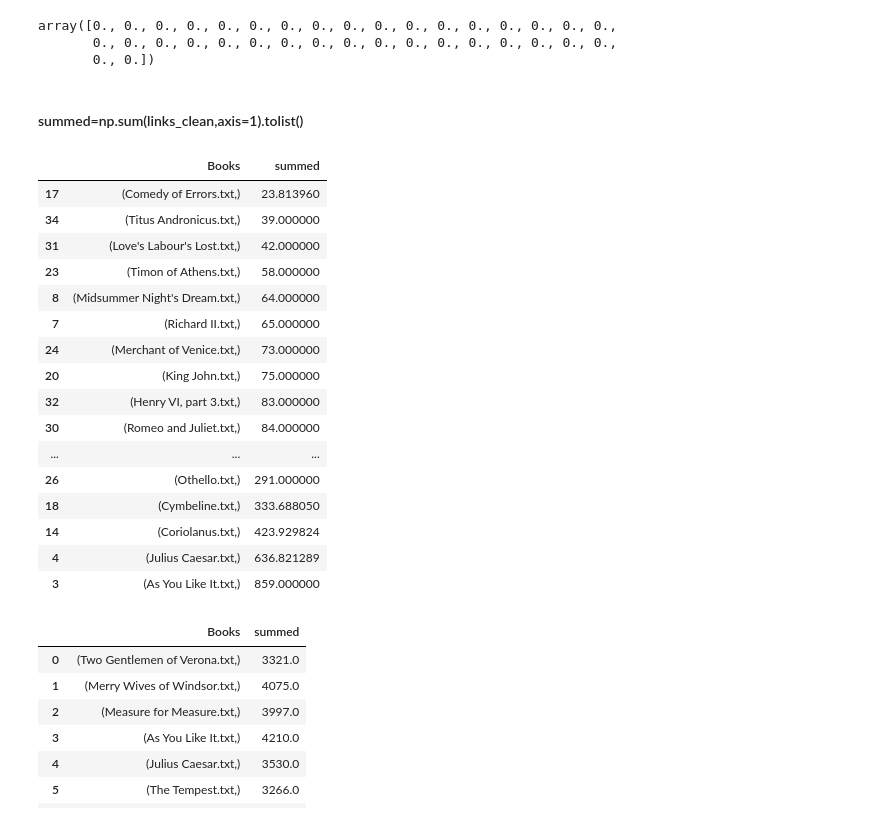
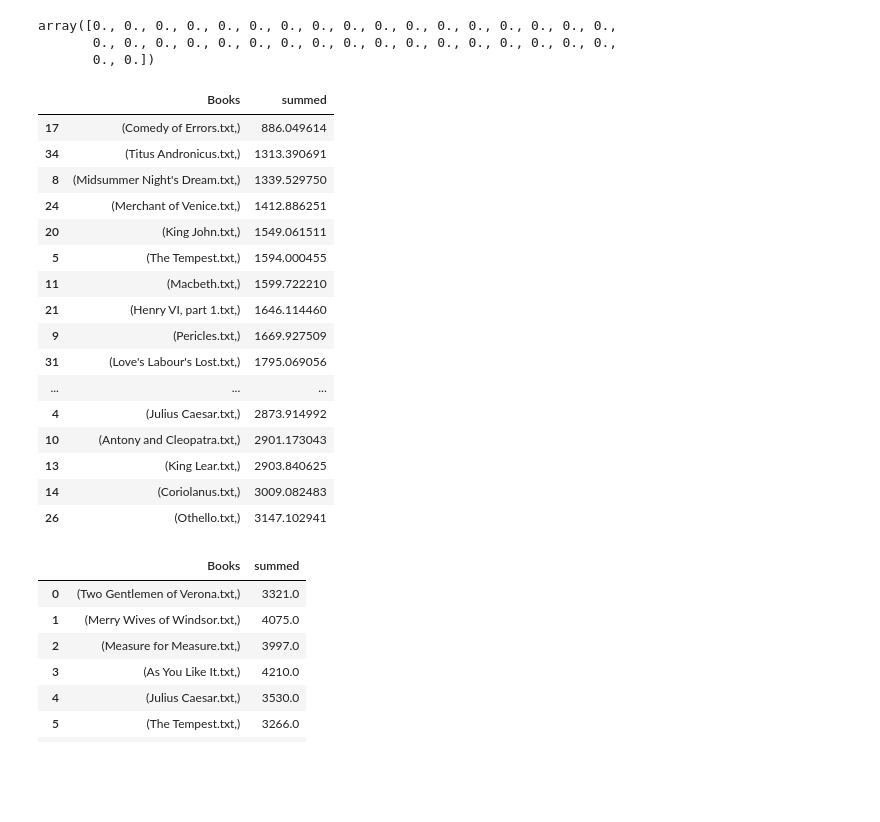
Before and after one commit to datascience-gft/Shakespeare-ml-intro, a Jupyter notebook: working demo.ipynb, the cells around one changed output. Drawn from its saved outputs; the diff is of its cells as text; code cells hidden in the pictures; blank space fills up the shorter version.

```diff
--- a/working demo.ipynb
+++ b/working demo.ipynb
@@ -232,8 +232,9 @@ for line in embeddings :
                 links_clean[origin_pos][connection_pos] =current_val + delta
             count=count+1
 # %%
-links_messy = links_clean # don't ruin the data
+links_messy = np.copy(links_clean) # don't ruin the data
 links_messy[3][4]=0.0 # clean out the anomaly
+links_messy[3][18]=0.0 # clean out the anomaly
 import matplotlib.pyplot as plt
 import seaborn as sns
 plt.figure(3,figsize=(12,12))
@@ -250,5 +251,3 @@ links_clean[6]
 array([0., 0., 0., 0., 0., 0., 0., 0., 0., 0., 0., 0., 0., 0., 0., 0., 0.,
        0., 0., 0., 0., 0., 0., 0., 0., 0., 0., 0., 0., 0., 0., 0., 0., 0.,
        0., 0.])
-# %% [markdown]
-#### summed=np.sum(links_clean,axis=1).tolist()
@@ -255,25 +256,26 @@ array([0., 0., 0., 0., 0., 0., 0., 0., 0., 0., 0., 0., 0., 0., 0., 0., 0.,
 # %%
 import pandas as pd
+summed=np.sum(links_messy,axis=1).tolist()
 df = pd.DataFrame({'Books':books, 'summed':summed})
 df.sort_values('summed')
 # %% [output]
 |  | Books | summed |
-| 17 | (Comedy of Errors.txt,) | 23.813960 |
-| 34 | (Titus Andronicus.txt,) | 39.000000 |
-| 31 | (Love's Labour's Lost.txt,) | 42.000000 |
-| 23 | (Timon of Athens.txt,) | 58.000000 |
-| 8 | (Midsummer Night's Dream.txt,) | 64.000000 |
-| 7 | (Richard II.txt,) | 65.000000 |
-| 24 | (Merchant of Venice.txt,) | 73.000000 |
-| 20 | (King John.txt,) | 75.000000 |
-| 32 | (Henry VI, part 3.txt,) | 83.000000 |
-| 30 | (Romeo and Juliet.txt,) | 84.000000 |
+| 17 | (Comedy of Errors.txt,) | 886.049614 |
+| 34 | (Titus Andronicus.txt,) | 1313.390691 |
+| 8 | (Midsummer Night's Dream.txt,) | 1339.529750 |
+| 24 | (Merchant of Venice.txt,) | 1412.886251 |
+| 20 | (King John.txt,) | 1549.061511 |
+| 5 | (The Tempest.txt,) | 1594.000455 |
+| 11 | (Macbeth.txt,) | 1599.722210 |
+| 21 | (Henry VI, part 1.txt,) | 1646.114460 |
+| 9 | (Pericles.txt,) | 1669.927509 |
+| 31 | (Love's Labour's Lost.txt,) | 1795.069056 |
 | ... | ... | ... |
-| 26 | (Othello.txt,) | 291.000000 |
-| 18 | (Cymbeline.txt,) | 333.688050 |
-| 14 | (Coriolanus.txt,) | 423.929824 |
-| 4 | (Julius Caesar.txt,) | 636.821289 |
-| 3 | (As You Like It.txt,) | 859.000000 |
+| 4 | (Julius Caesar.txt,) | 2873.914992 |
+| 10 | (Antony and Cleopatra.txt,) | 2901.173043 |
+| 13 | (King Lear.txt,) | 2903.840625 |
+| 14 | (Coriolanus.txt,) | 3009.082483 |
+| 26 | (Othello.txt,) | 3147.102941 |
 # %%
 df
 # %% [output]
```
Also changed, not shown: parts of 7 cells of this notebook.
